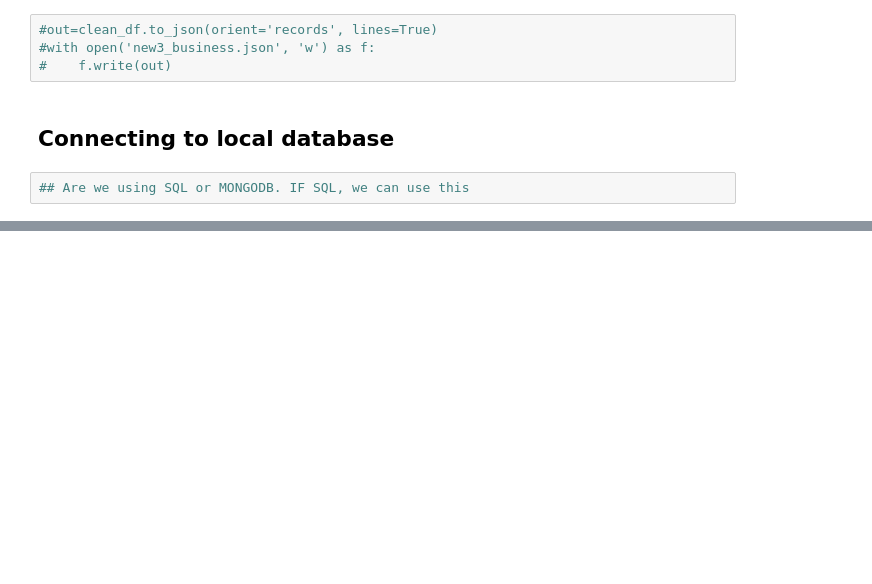
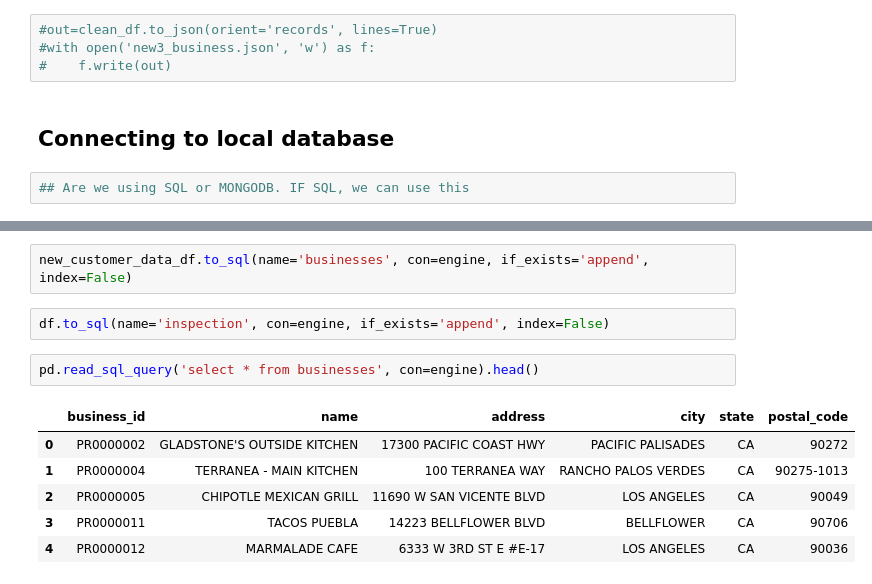
Before and after one commit to jostrek/ETL_Project, a Jupyter notebook: ETLproject.ipynb, the cells around one changed output, grey strips where cells are left out. Drawn from its saved outputs; the diff is of its cells as text; blank space fills up the shorter version.

```diff
--- a/ETLproject.ipynb
+++ b/ETLproject.ipynb
@@ -78,0 +106,13 @@ engine.table_names()
+# %%
+new_customer_data_df.to_sql(name='businesses', con=engine, if_exists='append', index=False)
+# %%
+df.to_sql(name='inspection', con=engine, if_exists='append', index=False)
+# %%
+pd.read_sql_query('select * from businesses', con=engine).head()
+# %% [output]
+|  | business_id | name | address | city | state | postal_code |
+| 0 | PR0000002 | GLADSTONE'S OUTSIDE KITCHEN | 17300 PACIFIC COAST HWY | PACIFIC PALISADES | CA | 90272 |
+| 1 | PR0000004 | TERRANEA - MAIN KITCHEN | 100 TERRANEA WAY | RANCHO PALOS VERDES | CA | 90275-1013 |
+| 2 | PR0000005 | CHIPOTLE MEXICAN GRILL | 11690 W SAN VICENTE BLVD | LOS ANGELES | CA | 90049 |
+| 3 | PR0000011 | TACOS PUEBLA | 14223 BELLFLOWER BLVD | BELLFLOWER | CA | 90706 |
+| 4 | PR0000012 | MARMALADE CAFE | 6333 W 3RD ST E #E-17 | LOS ANGELES | CA | 90036 |
```
Also changed, not shown: parts of 6 cells of this notebook, 2 other files.
